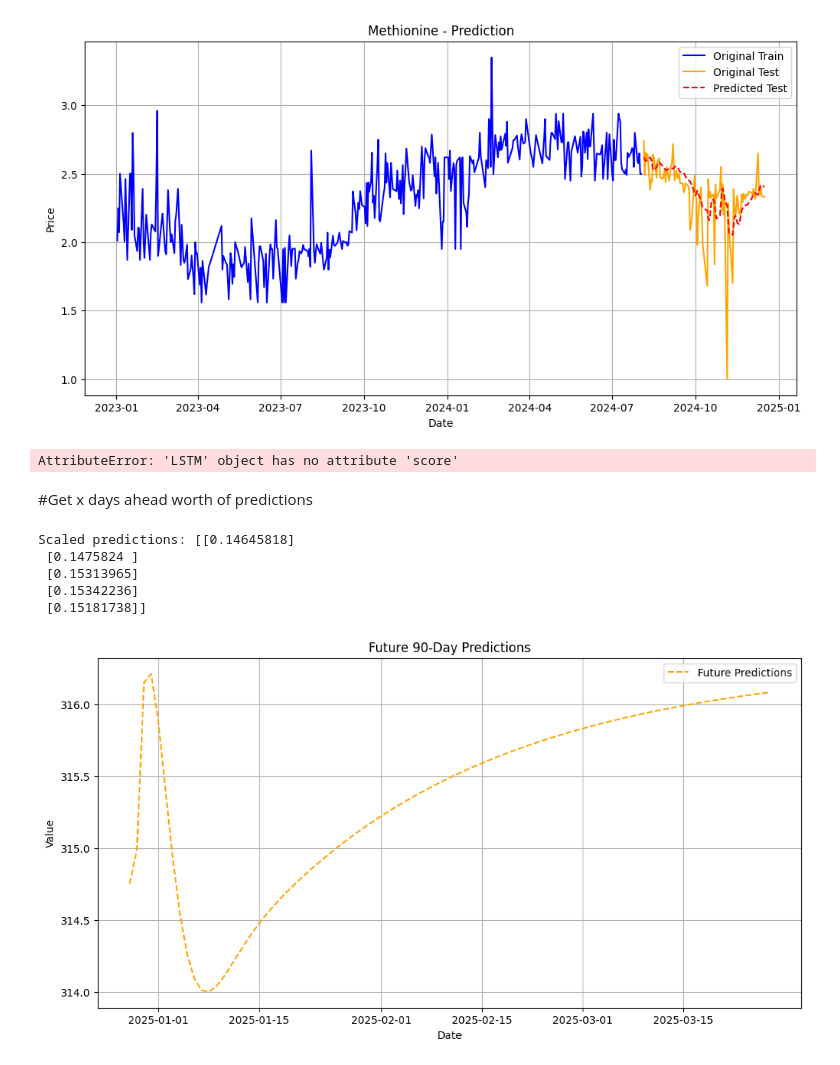
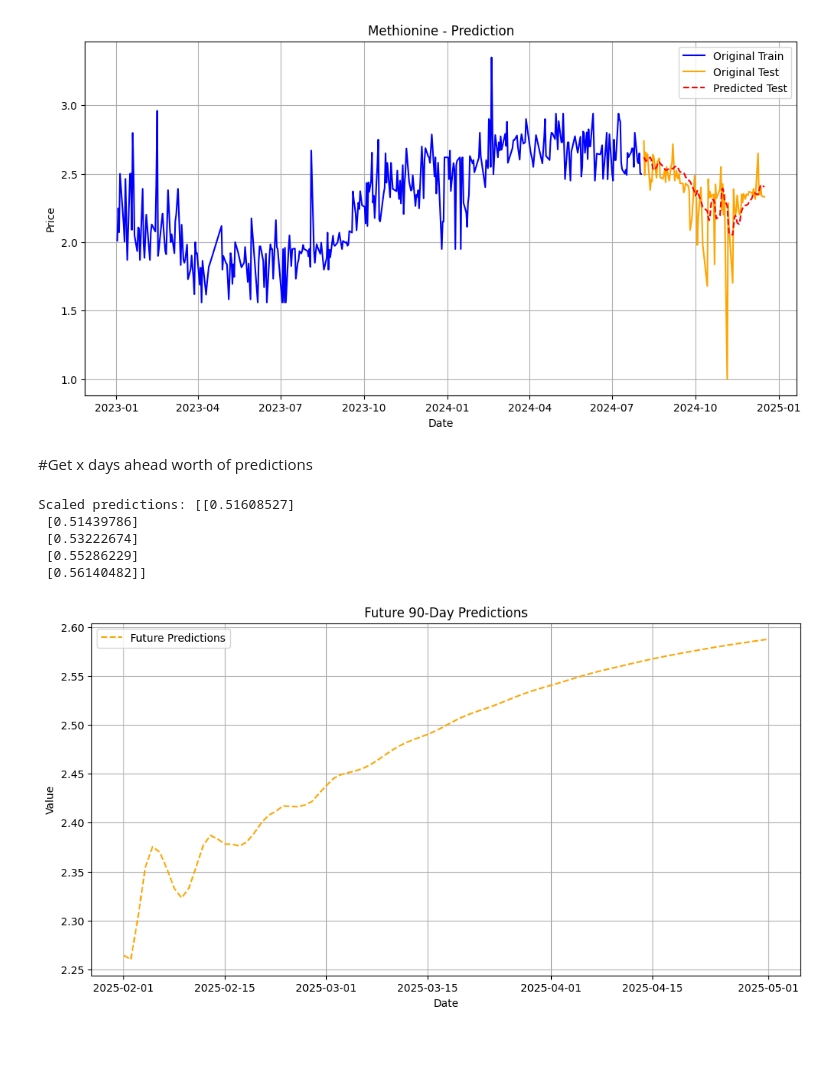
Before and after one commit to suhaodatascichem/Methionine-price, a Jupyter notebook: Methionine_price.ipynb, the cells around one changed output. Drawn from its saved outputs; the diff is of its cells as text; code cells hidden in the pictures.

```diff
--- a/Methionine_price.ipynb
+++ b/Methionine_price.ipynb
@@ -482,11 +482,6 @@ plt.grid(True)
 plt.show()
 # %% [output]
 [figure]
-# %%
-r2_score = model.score(x_test_torch, y_test_torch)
-print("R2 Score: ", r2_score)
-# %% [output]
-AttributeError: 'LSTM' object has no attribute 'score'
 # %% [markdown]
 #Get x days ahead worth of predictions
 # %%
@@ -542,37 +537,33 @@ def predict_future(model, initial_input, future_steps, scaler=None):
     #print("Inverse transformed predictions:", predictions[:5])
 
     return predictions
-
-
-
-
-# Example usage
-future_steps = 90
-initial_input = x_test_torch[-1]  # Use the last input sequence from the test set
-future_predictions = predict_future(model, initial_input, future_steps)
-future_predictions = scaler.inverse_transform(future_predictions).flatten()
-import pandas as pd
-last_date = pd.to_datetime(df['Date'].iloc[-1])
-future_dates = [last_date + pd.Timedelta(days=i) for i in range(1, future_steps + 1)]
-
-# Plot future predictions
-import matplotlib.pyplot as plt
-
-plt.figure(figsize=(12, 6))
-plt.plot(future_dates, future_predictions, label='Future Predictions', linestyle='--', color='orange')
-plt.xlabel('Date')
-plt.ylabel('Value')
-plt.title('Future 90-Day Predictions')
-plt.legend()
-plt.grid(True)
-plt.show()
-# %% [output]
-Scaled predictions: [[0.14645818]
- [0.1475824 ]
- [0.15313965]
- [0.15342236]
- [0.15181738]]
-[figure, removed]
+# %%
+future_steps = 90
+initial_input = x_test_torch[-30]  # Use the last input sequence from the test set
+future_predictions = predict_future(model, initial_input, future_steps)
+future_predictions = scaler.inverse_transform(future_predictions).flatten()
+import pandas as pd
+last_date = pd.to_datetime(df['Date'].iloc[-1])
+future_dates = [last_date + pd.Timedelta(days=i) for i in range(1, future_steps + 1)]
+
+# Plot future predictions
+import matplotlib.pyplot as plt
+
+plt.figure(figsize=(12, 6))
+plt.plot(future_dates, future_predictions, label='Future Predictions', linestyle='--', color='orange')
+plt.xlabel('Date')
+plt.ylabel('Value')
+plt.title('Future 90-Day Predictions')
+plt.legend()
+plt.grid(True)
+plt.show()
+# %% [output]
+Scaled predictions: [[0.51608527]
+ [0.51439786]
+ [0.53222674]
+ [0.55286229]
+ [0.56140482]]
+[figure, added]
 # %%
 plt.figure(figsize=(12, 6))
 plt.style.use('default')
```
Also changed, not shown: parts of 2 cells of this notebook.
